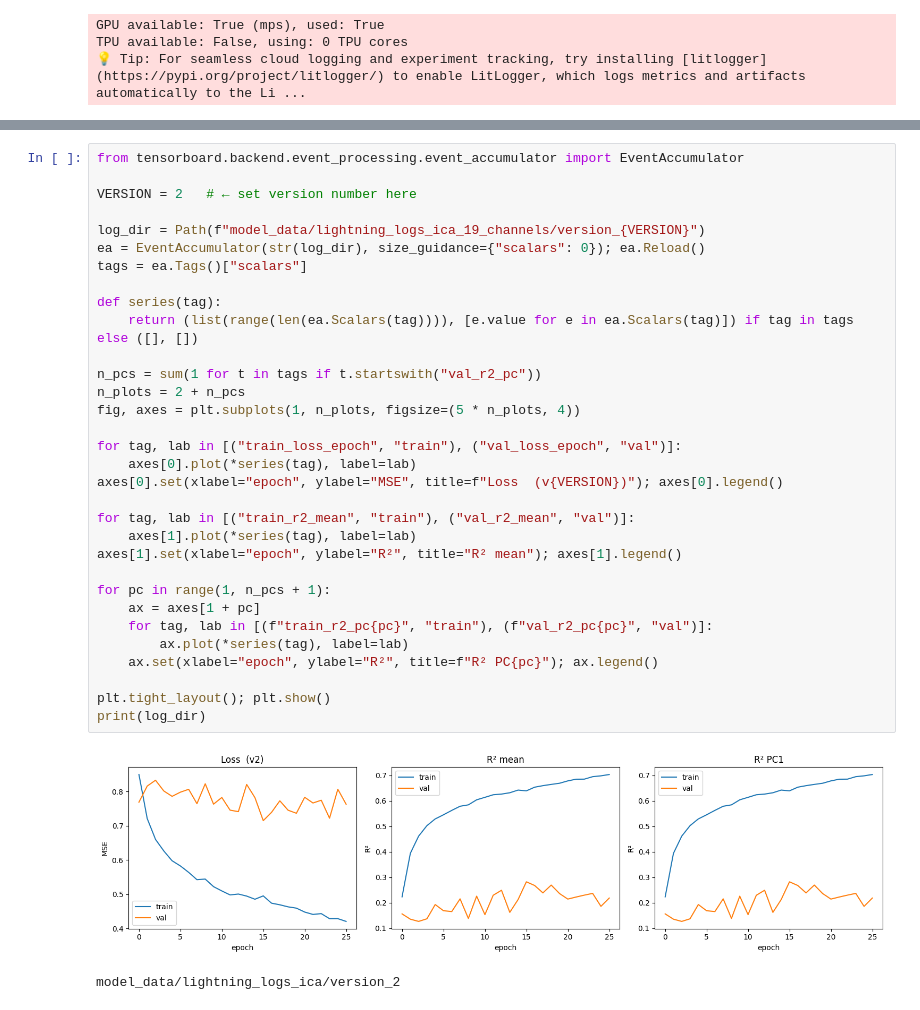
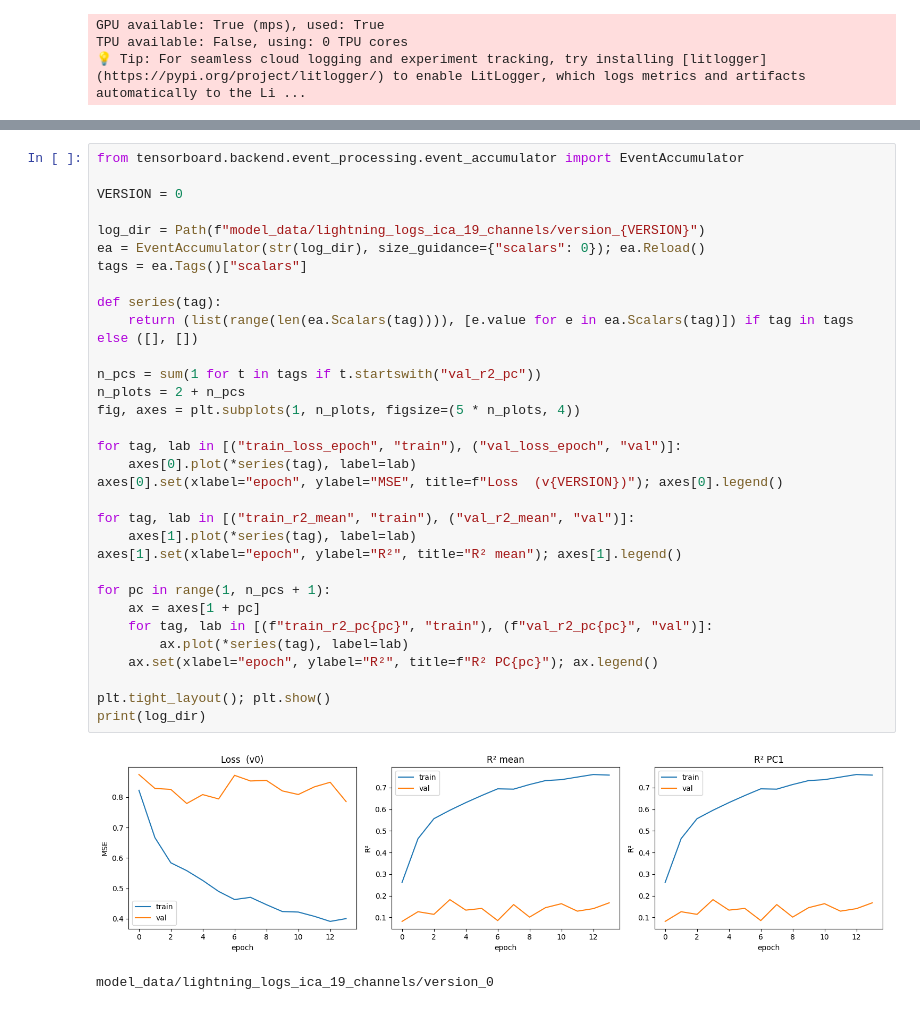
Before and after one commit to william2952/EEG_FDG_dementia, a Jupyter notebook: model_lightning_ica.ipynb, the cells around one changed output, grey strips where cells are left out. Drawn from its saved outputs; the diff is of its cells as text.

```diff
--- a/model_lightning_ica.ipynb
+++ b/model_lightning_ica.ipynb
@@ -263,35 +262,35 @@ trainer.fit(model, train_loader, test_loader)
 # %%
 from tensorboard.backend.event_processing.event_accumulator import EventAccumulator
 
-VERSION = 2   # ← set version number here
+VERSION = 0
 
 log_dir = Path(f"model_data/lightning_logs_ica_19_channels/version_{VERSION}")
 ea = EventAccumulator(str(log_dir), size_guidance={"scalars": 0}); ea.Reload()
 tags = ea.Tags()["scalars"]
 
 def series(tag):
     return (list(range(len(ea.Scalars(tag)))), [e.value for e in ea.Scalars(tag)]) if tag in tags else ([], [])
 
 n_pcs = sum(1 for t in tags if t.startswith("val_r2_pc"))
 n_plots = 2 + n_pcs
 fig, axes = plt.subplots(1, n_plots, figsize=(5 * n_plots, 4))
 
 for tag, lab in [("train_loss_epoch", "train"), ("val_loss_epoch", "val")]:
     axes[0].plot(*series(tag), label=lab)
 axes[0].set(xlabel="epoch", ylabel="MSE", title=f"Loss  (v{VERSION})"); axes[0].legend()
 
 for tag, lab in [("train_r2_mean", "train"), ("val_r2_mean", "val")]:
     axes[1].plot(*series(tag), label=lab)
 axes[1].set(xlabel="epoch", ylabel="R²", title="R² mean"); axes[1].legend()
 
 for pc in range(1, n_pcs + 1):
     ax = axes[1 + pc]
     for tag, lab in [(f"train_r2_pc{pc}", "train"), (f"val_r2_pc{pc}", "val")]:
         ax.plot(*series(tag), label=lab)
     ax.set(xlabel="epoch", ylabel="R²", title=f"R² PC{pc}"); ax.legend()
 
 plt.tight_layout(); plt.show()
 print(log_dir)
 # %% [output]
-[figure, old version]
+[figure, new version]
-model_data/lightning_logs_ica/version_2
+model_data/lightning_logs_ica_19_channels/version_0
```
Also changed, not shown: parts of 3 cells of this notebook, 3 other files.
